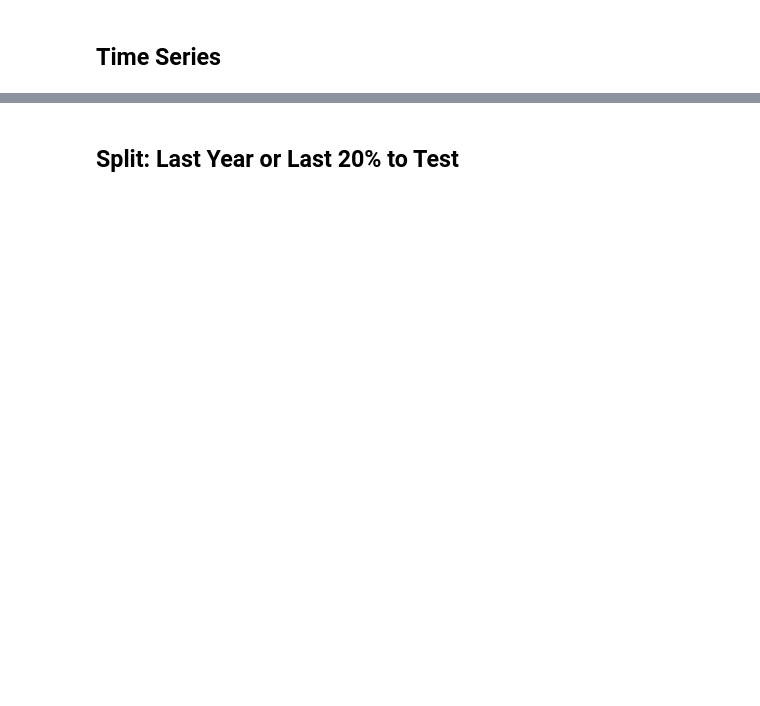
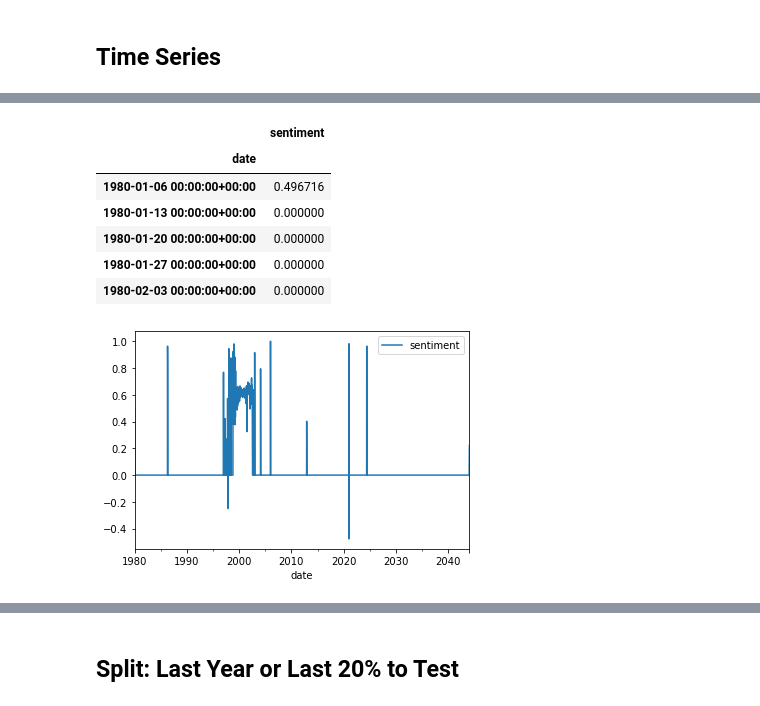
Before and after one commit to Enron-Discussion-NLP/Capstone, a Jupyter notebook: 00_Kaniela/kan_workbook.ipynb, the cells around one changed output, grey strips where cells are left out. Saved outputs shown, nothing was run; the diff lists cells and outputs as text; code cells hidden in the pictures; blank space fills up the shorter version.

```diff
--- a/00_Kaniela/kan_workbook.ipynb
+++ b/00_Kaniela/kan_workbook.ipynb
@@ -539,0 +643,14 @@ df.resample('W').mean().rolling(4).sum()
+# %%
+# Resample for Weekly
+df_7d = df.resample('W').mean().fillna(0)
+df_7d.plot()
+df_7d.head()
+# %% [output]
+|  | sentiment |
+| date |  |
+| 1980-01-06 00:00:00+00:00 | 0.496716 |
+| 1980-01-13 00:00:00+00:00 | 0.000000 |
+| 1980-01-20 00:00:00+00:00 | 0.000000 |
+| 1980-01-27 00:00:00+00:00 | 0.000000 |
+| 1980-02-03 00:00:00+00:00 | 0.000000 |
+[figure, added]
```
Also changed, not shown: parts of 136 cells of this notebook, 2 other files.
